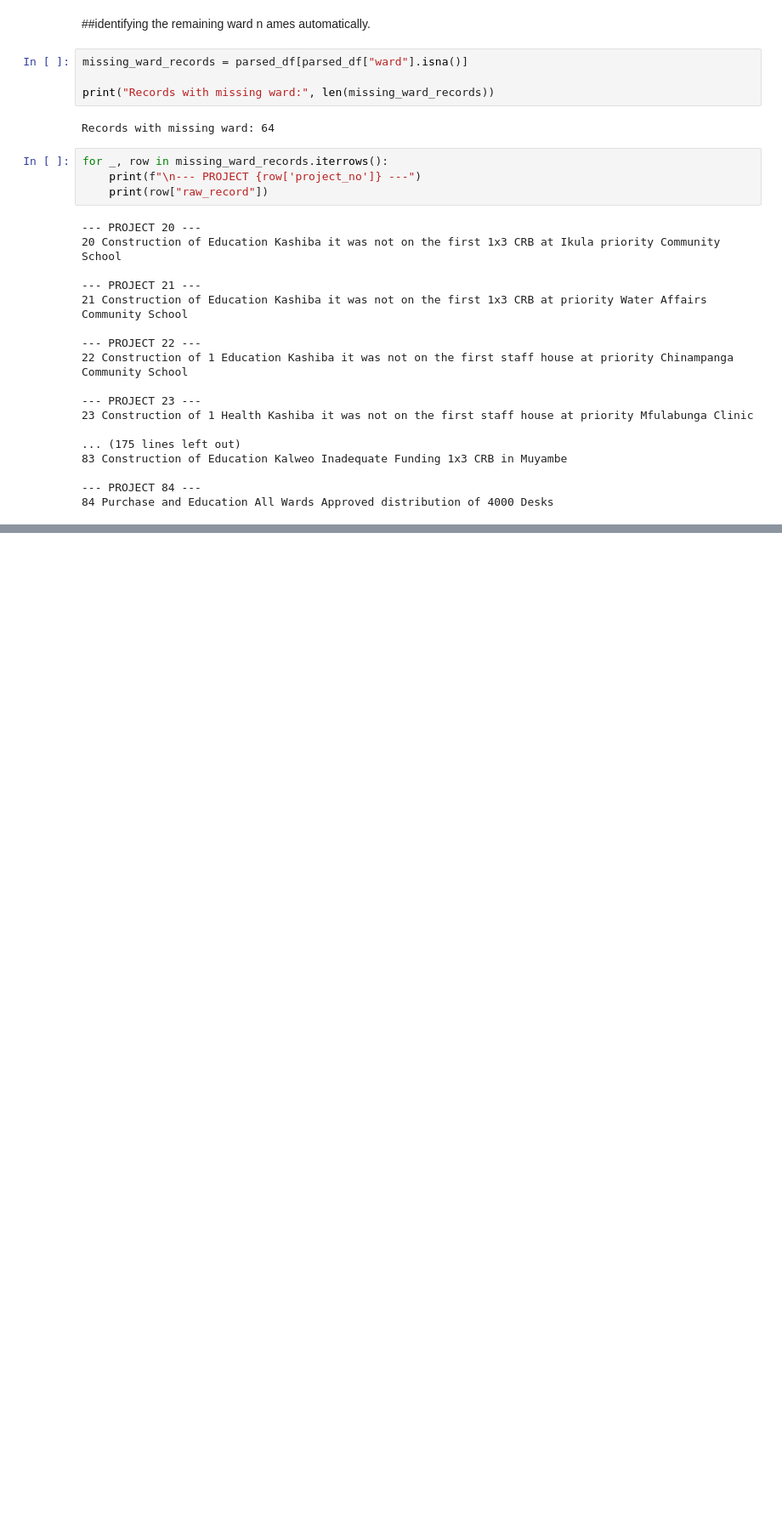
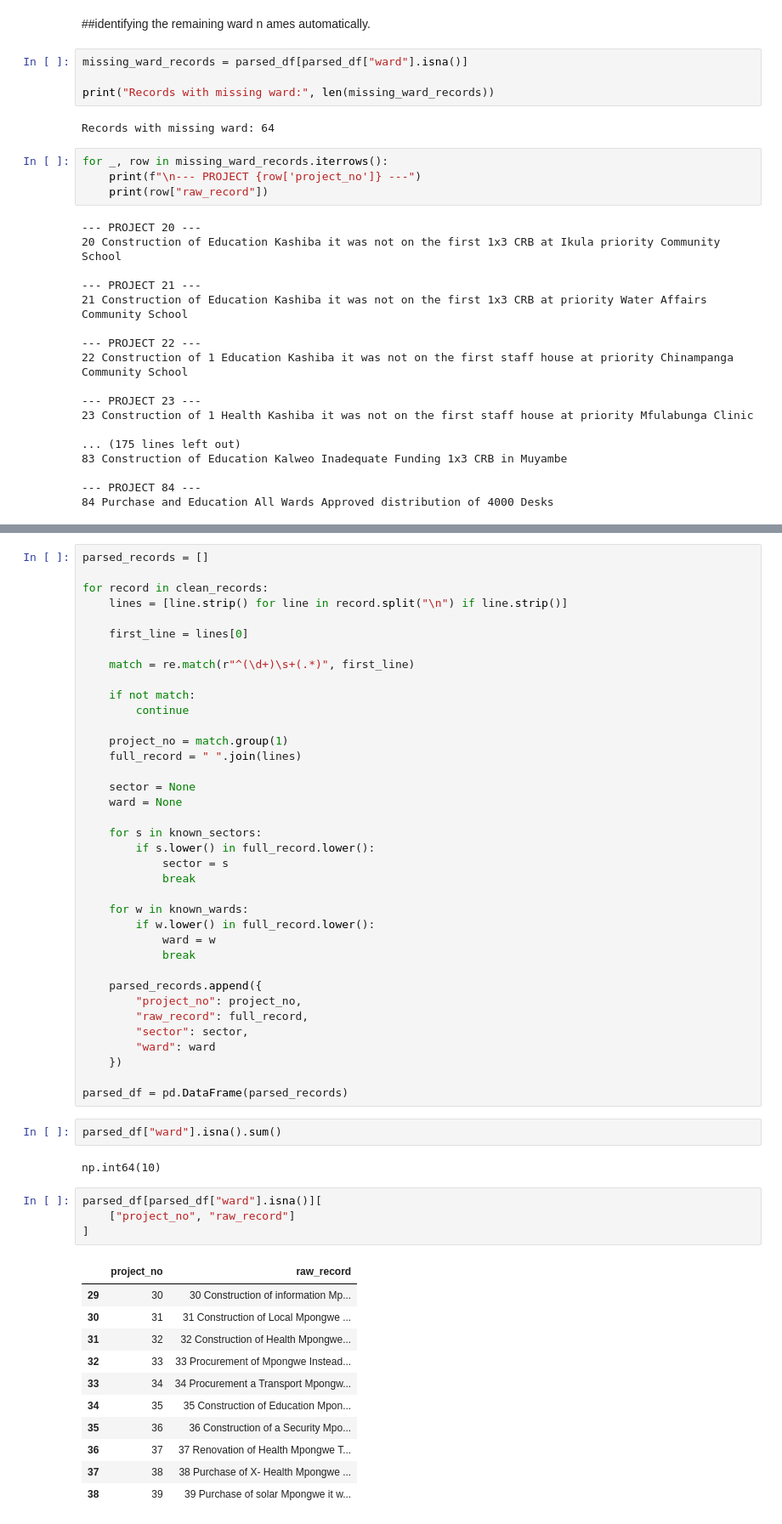
Before and after one commit to Sandie17-goodie/CSC4792_Group26_Mpongwe, a Jupyter notebook: notebooks/group26_mpongwe_dataset_creation.ipynb, the cells around one changed output, grey strips where cells are left out. Shown at 85% size. Saved outputs shown, nothing was run; the diff lists cells and outputs as text; blank space fills up the shorter version.

Commit message:
update the ward list and rerun the parser

```diff
--- a/notebooks/group26_mpongwe_dataset_creation.ipynb
+++ b/notebooks/group26_mpongwe_dataset_creation.ipynb
@@ -633,3 +631,60 @@ known_wards = [
     "Kalweo",
     "All Wards"
 ]
+# %%
+parsed_records = []
+
+for record in clean_records:
+    lines = [line.strip() for line in record.split("\n") if line.strip()]
+
+    first_line = lines[0]
+
+    match = re.match(r"^(\d+)\s+(.*)", first_line)
+
+    if not match:
+        continue
+
+    project_no = match.group(1)
+    full_record = " ".join(lines)
+
+    sector = None
+    ward = None
+
+    for s in known_sectors:
+        if s.lower() in full_record.lower():
+            sector = s
+            break
+
+    for w in known_wards:
+        if w.lower() in full_record.lower():
+            ward = w
+            break
+
+    parsed_records.append({
+        "project_no": project_no,
+        "raw_record": full_record,
+        "sector": sector,
+        "ward": ward
+    })
+
+parsed_df = pd.DataFrame(parsed_records)
+# %%
+parsed_df["ward"].isna().sum()
+# %% [output]
+np.int64(10)
+# %%
+parsed_df[parsed_df["ward"].isna()][
+    ["project_no", "raw_record"]
+]
+# %% [output]
+|  | project_no | raw_record |
+| 29 | 30 | 30 Construction of information Mp... |
+| 30 | 31 | 31 Construction of Local Mpongwe ... |
+| 31 | 32 | 32 Construction of Health Mpongwe... |
+| 32 | 33 | 33 Procurement of Mpongwe Instead... |
+| 33 | 34 | 34 Procurement a Transport Mpongw... |
+| 34 | 35 | 35 Construction of Education Mpon... |
+| 35 | 36 | 36 Construction of a Security Mpo... |
+| 36 | 37 | 37 Renovation of Health Mpongwe T... |
+| 37 | 38 | 38 Purchase of X- Health Mpongwe ... |
+| 38 | 39 | 39 Purchase of solar Mpongwe it w... |
```
Also changed, not shown: parts of 3 cells of this notebook.
